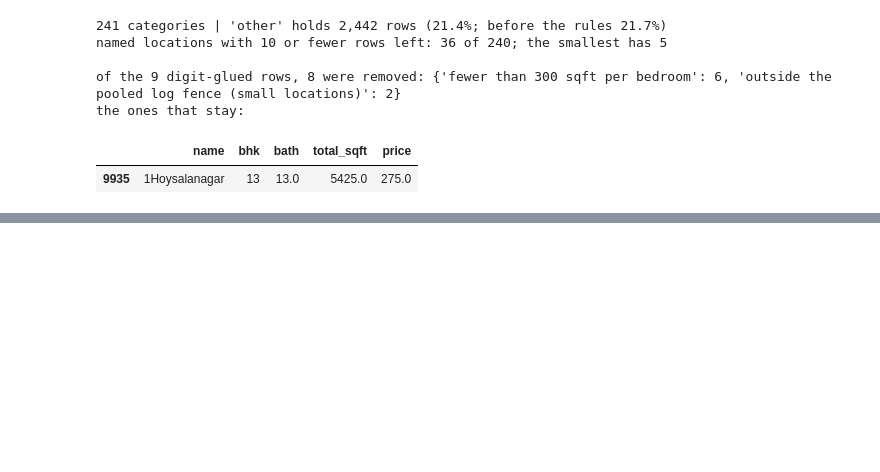
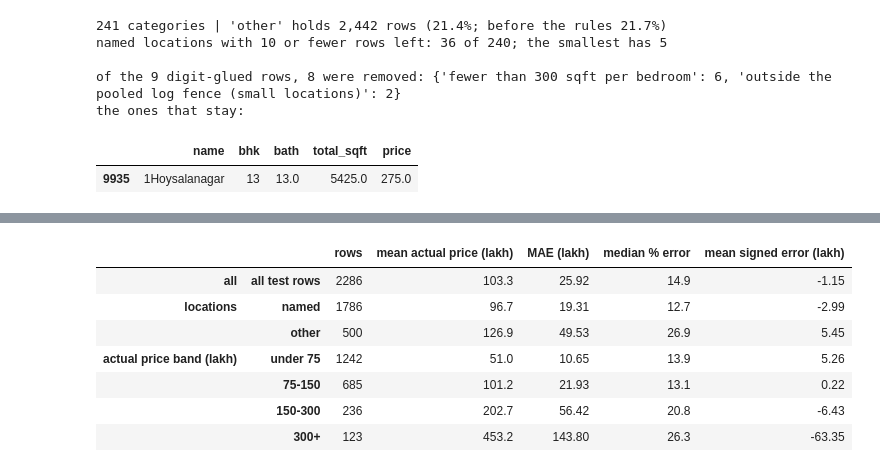
Before and after one commit to shivam-jund/bengaluru-house-price-prediction, a Jupyter notebook: model/price_prediction.ipynb, the cells around one changed output, grey strips where cells are left out. Cells and saved outputs as stored; diff of their text form; code cells hidden in the pictures; blank space fills up the shorter version.

```diff
--- a/model/price_prediction.ipynb
+++ b/model/price_prediction.ipynb
@@ -1658,0 +2144,39 @@ Each decision with its row impact, as seen while the notebook ran on this data.
+# %%
+results = pd.DataFrame({"actual": y_test, "predicted": test_prediction}, index=y_test.index)
+results["error"] = results["predicted"] - results["actual"]                 # signed: positive = over-prediction
+results["abs error"] = results["error"].abs()
+results["% error"] = 100 * results["abs error"] / results["actual"]
+results["locations"] = np.where(X_test["location"] == OTHER, "other", "named")
+results["price band"] = pd.cut(results["actual"], bins=BAND_EDGES, right=False, labels=BAND_LABELS)
+
+
+def breakdown(by):
+    g = results.groupby(by, observed=True)
+    return pd.DataFrame({
+        "rows": g.size(),
+        "mean actual price (lakh)": g["actual"].mean(),
+        "MAE (lakh)": g["abs error"].mean(),
+        "median % error": g["% error"].median(),
+        "mean signed error (lakh)": g["error"].mean(),
+    })
+
+
+overall = pd.DataFrame({
+    "rows": [len(results)],
+    "mean actual price (lakh)": [results["actual"].mean()],
+    "MAE (lakh)": [results["abs error"].mean()],
+    "median % error": [results["% error"].median()],
+    "mean signed error (lakh)": [results["error"].mean()],
+}, index=["all test rows"])
+error_table = pd.concat([overall, breakdown("locations"), breakdown("price band")],
+                        keys=["all", "locations", "actual price band (lakh)"])
+display(error_table.round({"mean actual price (lakh)": 1, "MAE (lakh)": 2, "median % error": 1, "mean signed error (lakh)": 2}))
+# %% [output]
+|  |  | rows | mean actual price (lakh) | MAE (lakh) | median % error | mean signed error (lakh) |
+| all | all test rows | 2286 | 103.3 | 25.92 | 14.9 | -1.15 |
+| locations | named | 1786 | 96.7 | 19.31 | 12.7 | -2.99 |
+|  | other | 500 | 126.9 | 49.53 | 26.9 | 5.45 |
+| actual price band (lakh) | under 75 | 1242 | 51.0 | 10.65 | 13.9 | 5.26 |
+|  | 75-150 | 685 | 101.2 | 21.93 | 13.1 | 0.22 |
+|  | 150-300 | 236 | 202.7 | 56.42 | 20.8 | -6.43 |
+|  | 300+ | 123 | 453.2 | 143.80 | 26.3 | -63.35 |
```
Also changed, not shown: parts of 43 cells of this notebook.
